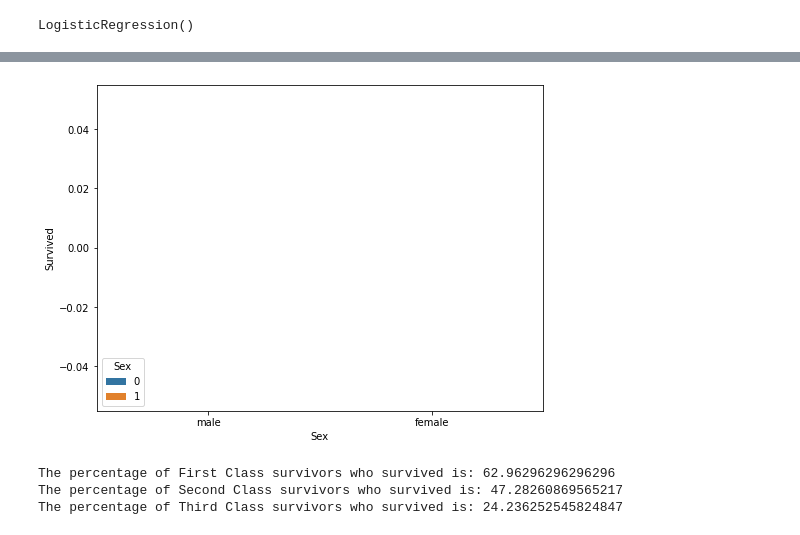
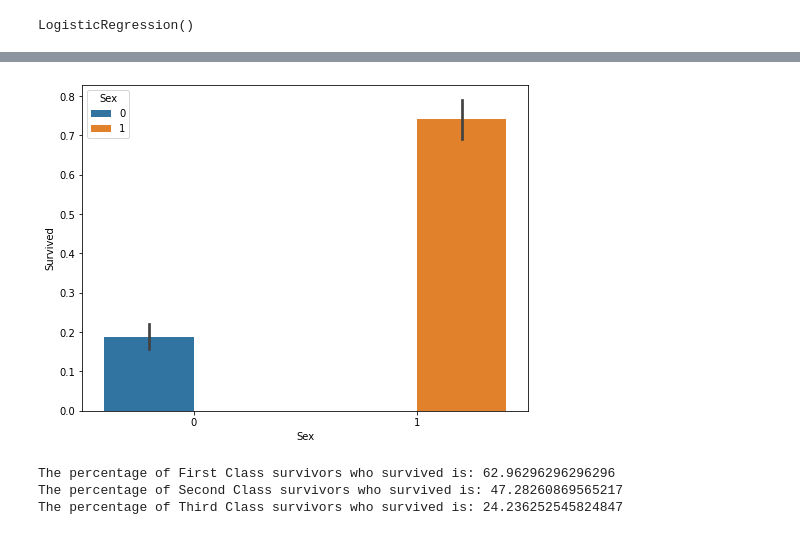
Before and after one commit to jrc243/Titanic, a Jupyter notebook: Titanic_Passengers.ipynb, the cells around one changed output, grey strips where cells are left out. Saved outputs shown, nothing was run; the diff lists cells and outputs as text; code cells hidden in the pictures.

```diff
--- a/Titanic_Passengers.ipynb
+++ b/Titanic_Passengers.ipynb
@@ -256,13 +261,13 @@ print(model.predict_proba(sample_passengers))
 # [0.14235909 0.85764091]] I had a 14% chance of dying and a 85% of dying
 # %%
 f, ax = plt.subplots(figsize=(8, 6))
-ax=sns.barplot(x="Sex", y="Survived", hue='Sex', data=train,
-            order = ['male', 'female'])
+ax=sns.barplot(x="Sex", y="Survived", hue=train['Sex'], data=train)
+#plt.show()
 #print("The percent of males who survived", train["Survived"][train["Sex"]== 'male'].value_counts(normalize =True)[1]*100)
 #print("The percent of males who survived: ", train["Survived"][train["Sex"] =='male'].value_counts(normalize = True)[1]*100)
 #print("The percent of females who survived: ", train["Survived"][train["Sex"] =='female'].value_counts(normalize = True)[1]*100)
 # %% [output]
-[figure, old version]
+[figure, new version]
 # %%
 f, ax = plt.subplots(figsize=(8, 6))
 ax = sns.barplot(x="Pclass", y="Survived", hue=train["Pclass"], data=train)
```
Also changed, not shown: parts of 13 cells of this notebook, 1 other file.
